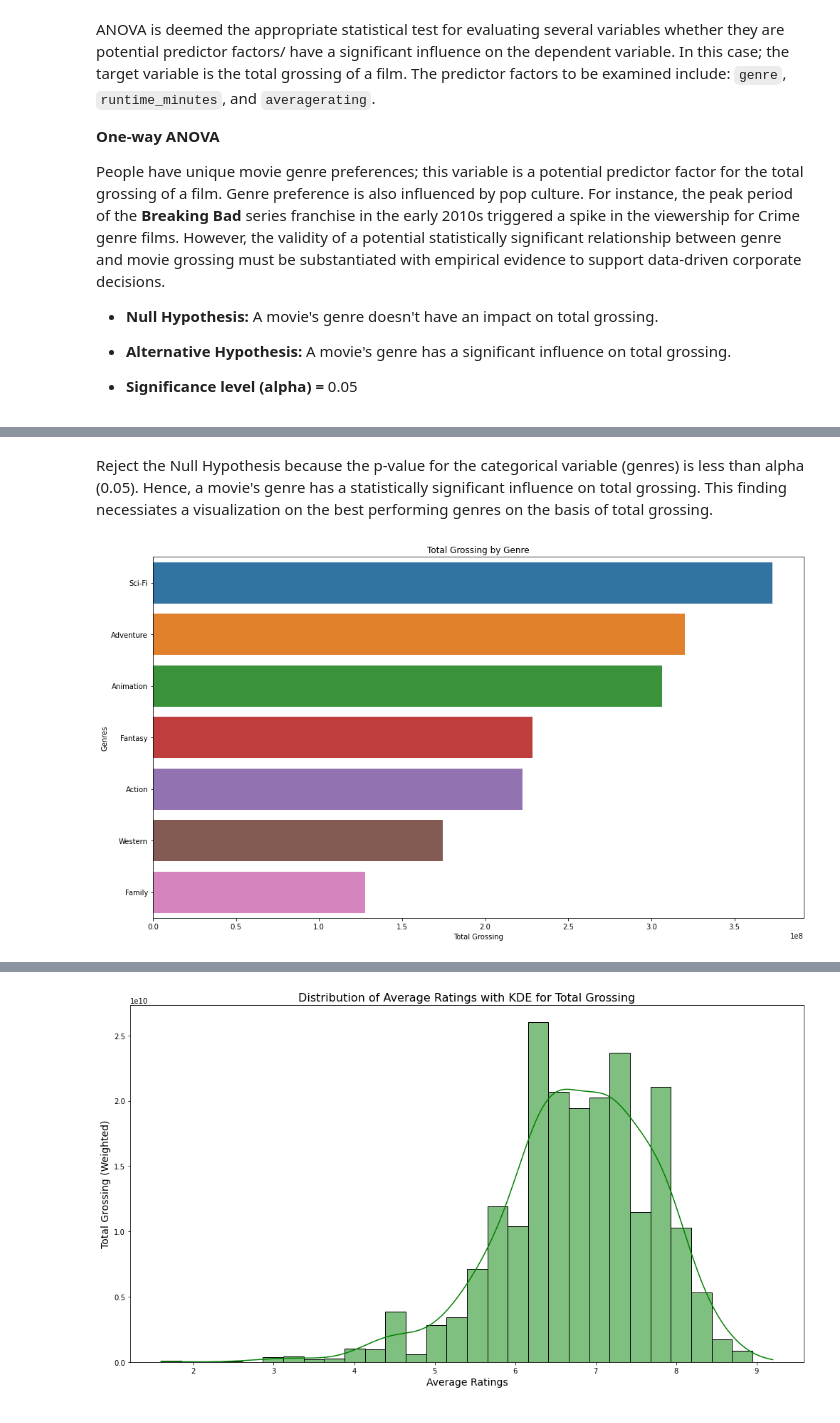
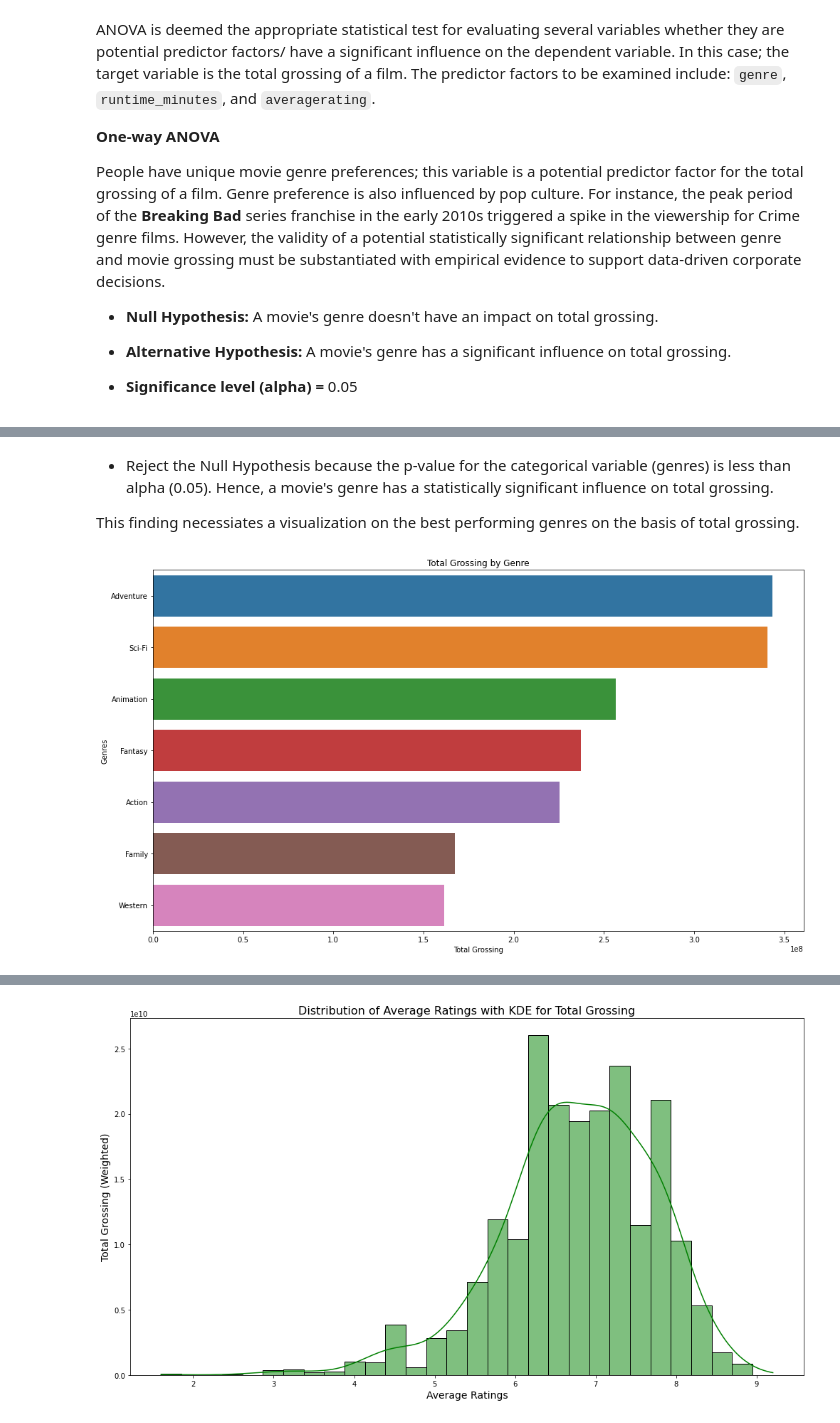
Before and after one commit to mwakad/box-office-movie-insights, a Jupyter notebook: notebooks/daniel.ipynb, the cells around one changed output, grey strips where cells are left out. Saved outputs shown, nothing was run; the diff lists cells and outputs as text; code cells hidden in the pictures.

```diff
--- a/notebooks/daniel.ipynb
+++ b/notebooks/daniel.ipynb
@@ -446,13 +406,37 @@ anova_table
 # %% [markdown]
-Reject the Null Hypothesis because the p-value for the categorical variable (genres) is less than alpha (0.05). Hence, a movie's genre has a statistically significant influence on total grossing. This finding necessiates a visualization on the best performing genres on the basis of total grossing.
+* Reject the Null Hypothesis because the p-value for the categorical variable (genres) is less than alpha (0.05). Hence, a movie's genre has a statistically significant influence on total grossing.
+
+This finding necessiates a visualization on the best performing genres on the basis of total grossing.
-# %%
-# Visualize total grossing distribution for different movie genres
-plt.figure(figsize=(14, 8))
-sns.barplot(x=genre_gross.values, y=genre_gross.index, orient='h')
-plt.title('Total Grossing by Genre')
-plt.xlabel('Total Grossing')
-plt.ylabel('Genres')
-plt.tight_layout()
-plt.show()
-# %% [output]
-[figure, removed]
+# %%
+# Define a function to randomly select a genre from a string value. eg (Action, Crime, Drama)
+# Randomly selecting one genre from the string mitigates selection bias
+
+df_clean_modified = df_clean.copy()
+
+def extract_random_genre(genre_str):
+    if isinstance(genre_str, str):  # Check if it's a string
+        genres = [genre.strip() for genre in genre_str.split(',')]
+        if genres:
+            return random.choice(genres)
+        else:
+            return np.nan  # Return NaN if the list of genres is empty
+    else:
+        return np.nan  # Or some other appropriate missing value representation
+
+df_clean_modified['genres'] = df_clean_modified['genres'].apply(extract_random_genre)
+
+# Visualize total grossing distribution for different movie genres
+
+# groupby genre and total grossing
+genre_gross = df_clean_modified.groupby('genres')['total_grossing'].mean().sort_values(ascending=False).head(7)
+
+# Set plot size, type, title, xlabel, and ylabel
+plt.figure(figsize=(14, 8))
+sns.barplot(x=genre_gross.values, y=genre_gross.index, orient='h')
+plt.title('Total Grossing by Genre')
+plt.xlabel('Total Grossing')
+plt.ylabel('Genres')
+plt.tight_layout()
+plt.show()
+# %% [output]
+[figure, added]
```
Also changed, not shown: parts of 27 cells of this notebook.
